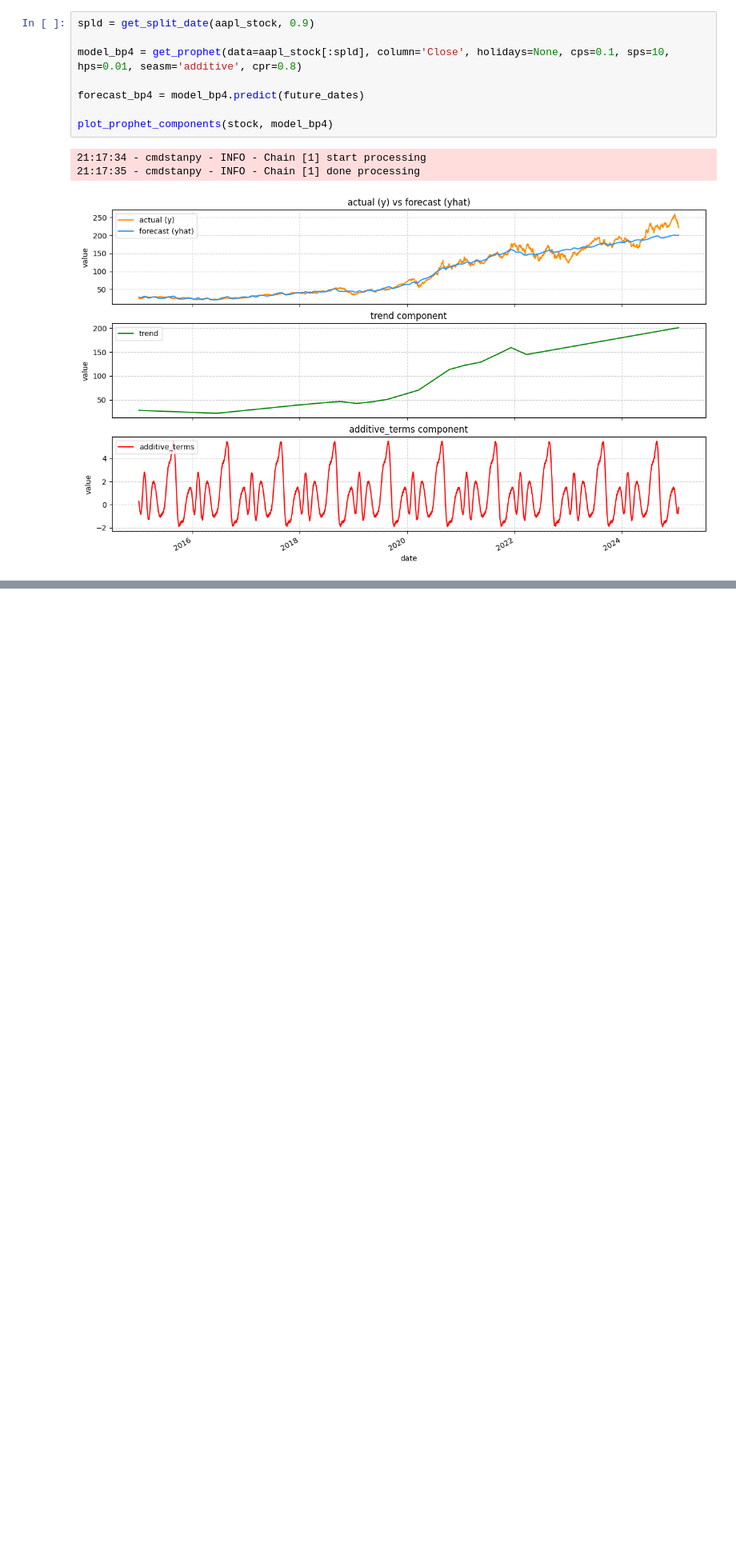
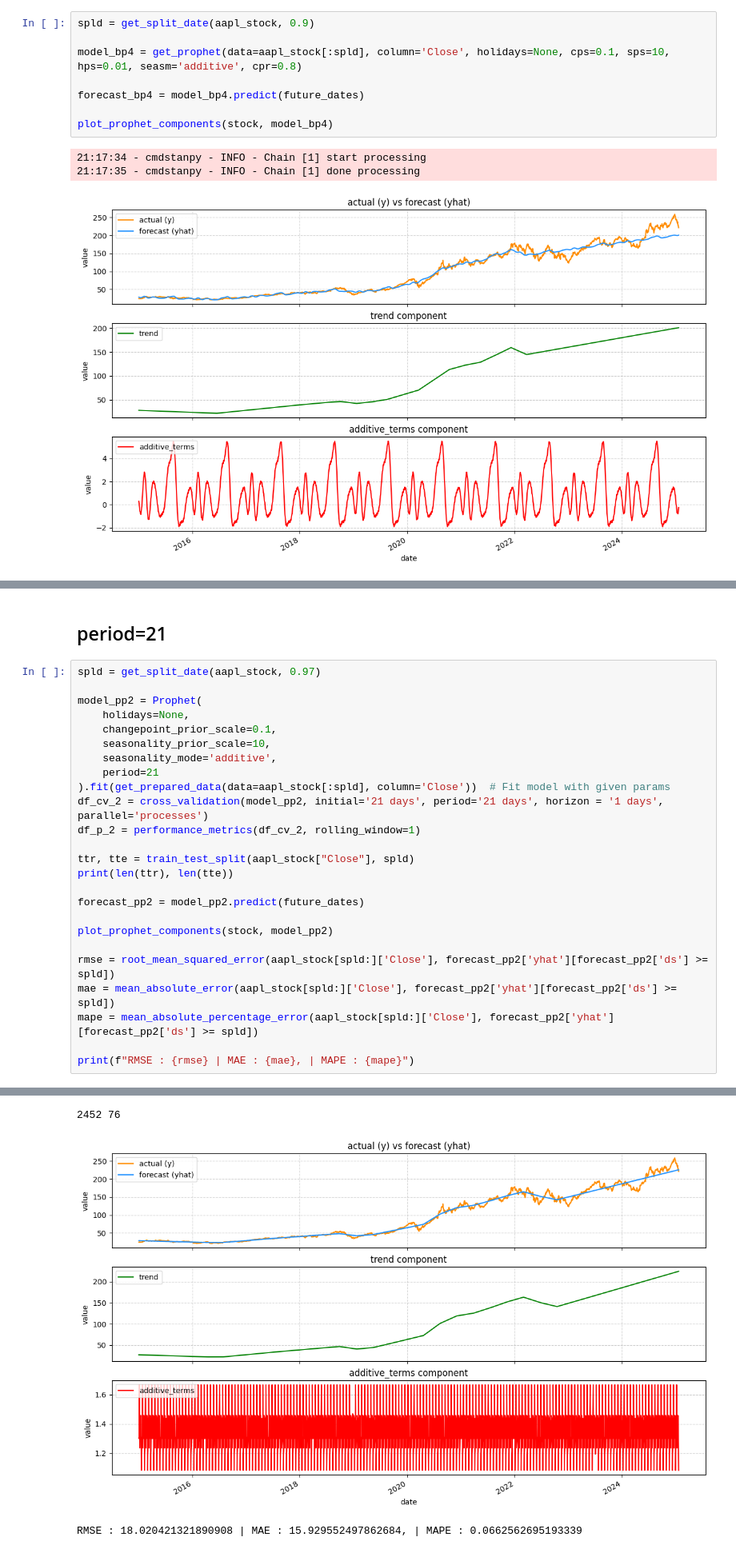
Before and after one commit to nismafaaa/clear-stocks-frontend, a Jupyter notebook: notebook/prophet_test.ipynb, the cells around one changed output, grey strips where cells are left out. Shown at 80% size. Drawn from its saved outputs; the diff is of its cells as text; blank space fills up the shorter version.

```diff
--- a/notebook/prophet_test.ipynb
+++ b/notebook/prophet_test.ipynb
@@ -713,0 +766,28 @@ plot_prophet_components(stock, model_bp4)
+# %% [markdown]
+## period=21
+# %%
+spld = get_split_date(aapl_stock, 0.97)
+
+model_pp2 = Prophet(
+    holidays=None,
+    changepoint_prior_scale=0.1,
+    seasonality_prior_scale=10,
+    seasonality_mode='additive',
+    period=21
+).fit(get_prepared_data(data=aapl_stock[:spld], column='Close'))  # Fit model with given params
+df_cv_2 = cross_validation(model_pp2, initial='21 days', period='21 days', horizon = '1 days', parallel='processes')
+df_p_2 = performance_metrics(df_cv_2, rolling_window=1)
+
+ttr, tte = train_test_split(aapl_stock["Close"], spld)
+print(len(ttr), len(tte))
+
+forecast_pp2 = model_pp2.predict(future_dates)
+
+plot_prophet_components(stock, model_pp2)
+
+rmse = root_mean_squared_error(aapl_stock[spld:]['Close'], forecast_pp2['yhat'][forecast_pp2['ds'] >= spld])
+mae = mean_absolute_error(aapl_stock[spld:]['Close'], forecast_pp2['yhat'][forecast_pp2['ds'] >= spld])
+mape = mean_absolute_percentage_error(aapl_stock[spld:]['Close'], forecast_pp2['yhat'][forecast_pp2['ds'] >= spld])
+
+print(f"RMSE : {rmse} | MAE : {mae}, | MAPE : {mape}")
+# %% [output]
@@ -713,0 +796,3 @@ plot_prophet_components(stock, model_bp4)
+2452 76
+[figure, added]
+RMSE : 18.020421321890908 | MAE : 15.929552497862684, | MAPE : 0.0662562695193339
```
Also changed, not shown: parts of 21 cells of this notebook.
